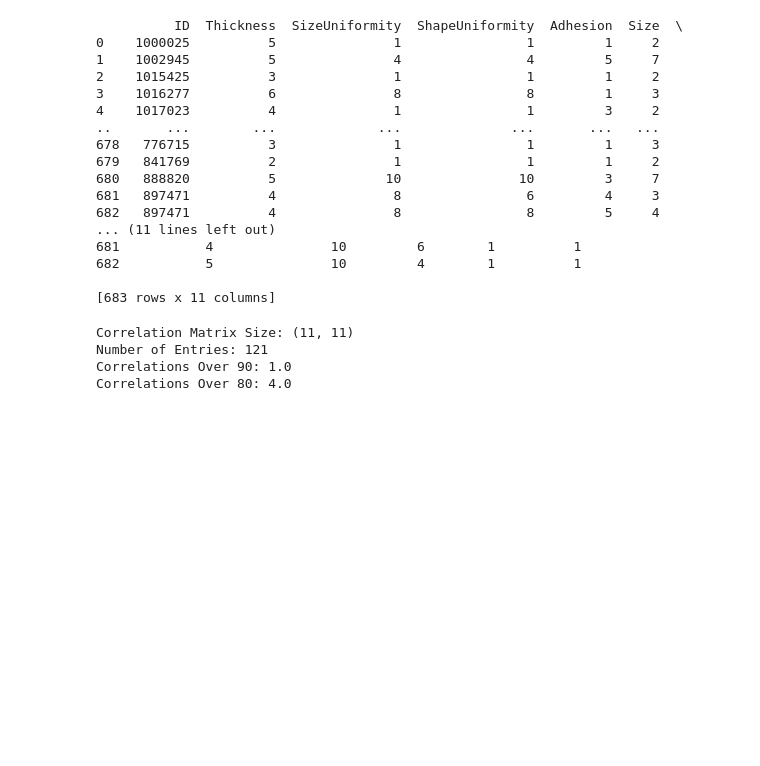
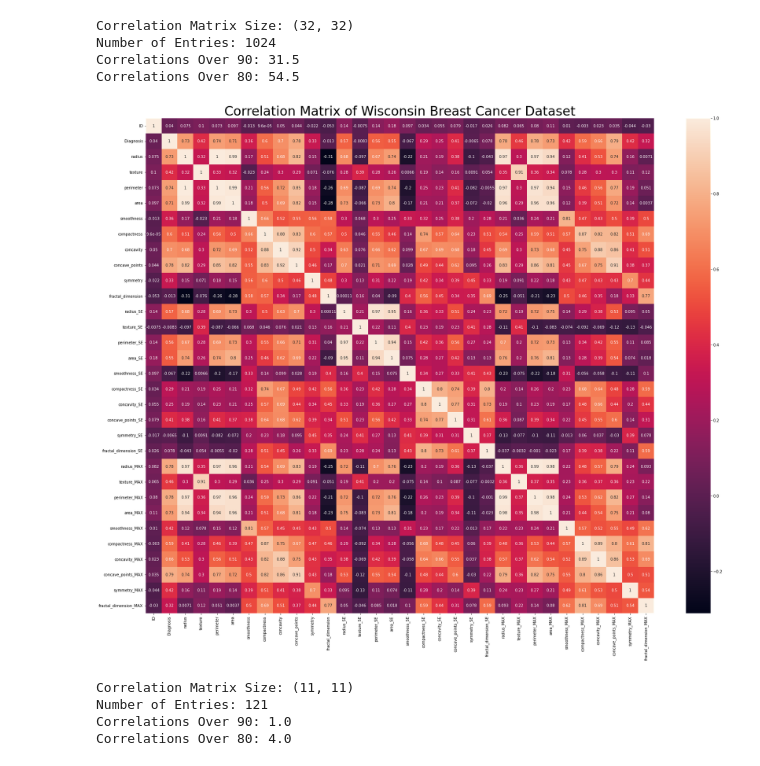
Before and after one commit to sprice134/MQP-2023, a Jupyter notebook: Code/Wole-Paper1/correlation.ipynb, the cells around one changed output. Saved outputs shown, nothing was run; the diff lists cells and outputs as text; code cells hidden in the pictures; blank space fills up the shorter version.

```diff
--- a/Code/Wole-Paper1/correlation.ipynb
+++ b/Code/Wole-Paper1/correlation.ipynb
@@ -46,23 +80,28 @@ wdbc_df['Diagnosis'] = wdbc_df['Diagnosis'].map(
-# %%
-print(wbc_df)
-# %% [output]
-          ID  Thickness  SizeUniformity  ShapeUniformity  Adhesion  Size  \
-0    1000025          5               1                1         1     2
-1    1002945          5               4                4         5     7
-2    1015425          3               1                1         1     2
-3    1016277          6               8                8         1     3
-4    1017023          4               1                1         3     2
-..       ...        ...             ...              ...       ...   ...
-678   776715          3               1                1         1     3
-679   841769          2               1                1         1     2
-680   888820          5              10               10         3     7
-681   897471          4               8                6         4     3
-682   897471          4               8                8         5     4
-... (11 lines left out)
-681           4               10         6        1          1
-682           5               10         4        1          1
-
-[683 rows x 11 columns]
+# %%
+corrMatrix = wdbc_df.corr()
+numbersAbove90 = 0
+numbersAbove80 = 0
+for index, row in corrMatrix.iterrows():
+    for cell in row:
+        if cell > 0.9:
+            numbersAbove90 += 1
+        if cell > 0.8:
+            numbersAbove80 += 1
+
+print('Correlation Matrix Size: {}'.format(corrMatrix.shape))
+print('Number of Entries: {}'.format(corrMatrix.shape[0] * corrMatrix.shape[1]))
+print('Correlations Over 90: {}'.format((numbersAbove90 - len(wbc_cols))/2))
+print('Correlations Over 80: {}'.format((numbersAbove80 - len(wbc_cols))/2))
+sn.heatmap(corrMatrix, annot=True)
+plt.rcParams["figure.figsize"] = (30, 24)
+plt.title('Correlation Matrix of Wisconsin Breast Cancer Dataset', fontdict={'fontsize': 34})
+plt.show()
+# %% [output]
+Correlation Matrix Size: (32, 32)
+Number of Entries: 1024
+Correlations Over 90: 31.5
+Correlations Over 80: 54.5
+[figure, added]
 # %%
 corrMatrix = wbc_df.corr()
 numbersAbove90 = 0
```
Also changed, not shown: parts of 4 cells of this notebook, 9 other files.
